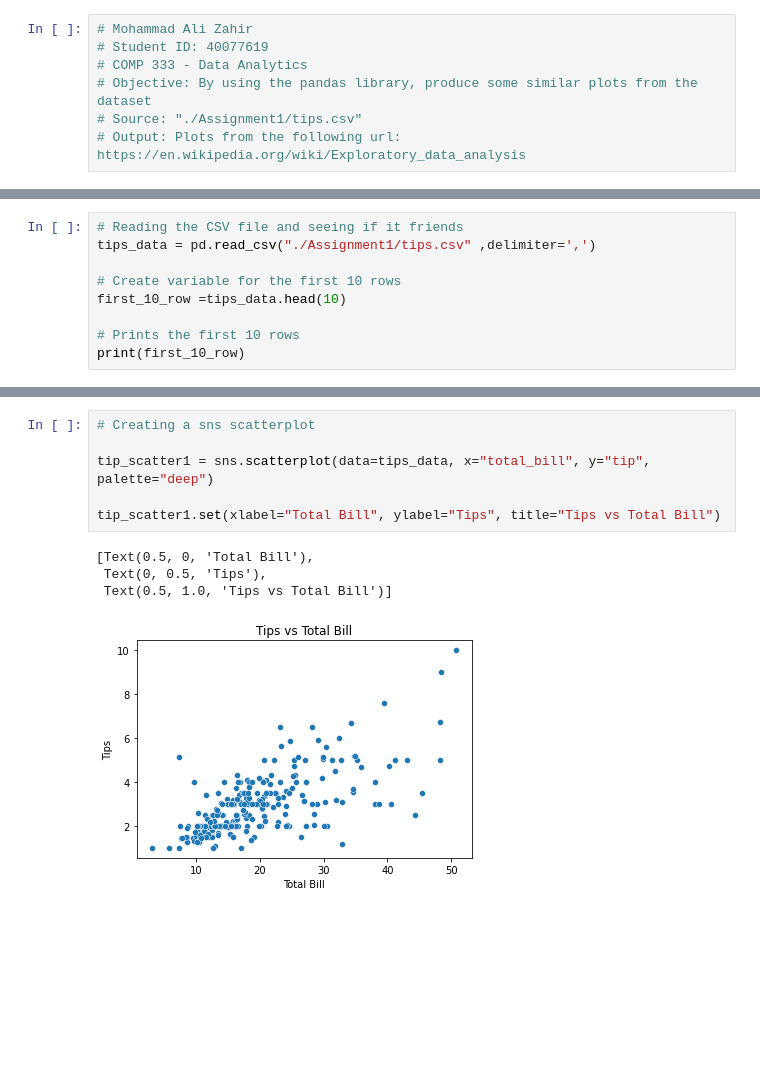
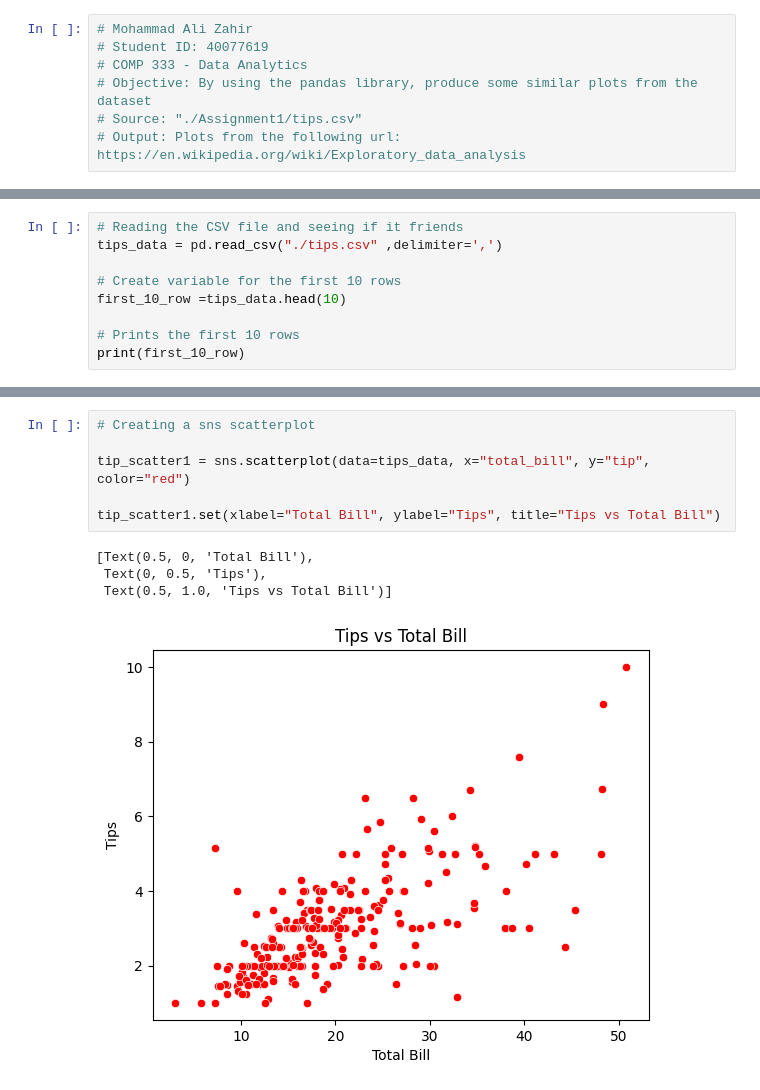
Before and after one commit to AliZ786/COMP-333, a Jupyter notebook: Assignments/Assignment1/LabAssignment1.ipynb, the cells around one changed output, grey strips where cells are left out. Drawn from its saved outputs; the diff is of its cells as text; blank space fills up the shorter version.

```diff
--- a/Assignments/Assignment1/LabAssignment1.ipynb
+++ b/Assignments/Assignment1/LabAssignment1.ipynb
@@ -19,7 +20,7 @@ import seaborn as sns
 import numpy as np
 # %%
 # Reading the CSV file and seeing if it friends
-tips_data = pd.read_csv("./Assignment1/tips.csv" ,delimiter=',')
+tips_data = pd.read_csv("./tips.csv" ,delimiter=',')
 
 # Create variable for the first 10 rows
 first_10_row =tips_data.head(10)
@@ -53,12 +49,12 @@ Text(0.5, 1.0, 'Total Bill BoxPlot')
 # %%
 # Creating a sns scatterplot
 
-tip_scatter1 = sns.scatterplot(data=tips_data, x="total_bill", y="tip", palette="deep")
+tip_scatter1 = sns.scatterplot(data=tips_data, x="total_bill", y="tip", color="red")
 
 tip_scatter1.set(xlabel="Total Bill", ylabel="Tips", title="Tips vs Total Bill")
 # %% [output]
 [Text(0.5, 0, 'Total Bill'),
  Text(0, 0.5, 'Tips'),
  Text(0.5, 1.0, 'Tips vs Total Bill')]
-[figure, old version]
+[figure, new version]
 # %%
```
Also changed, not shown: parts of 11 cells of this notebook.
